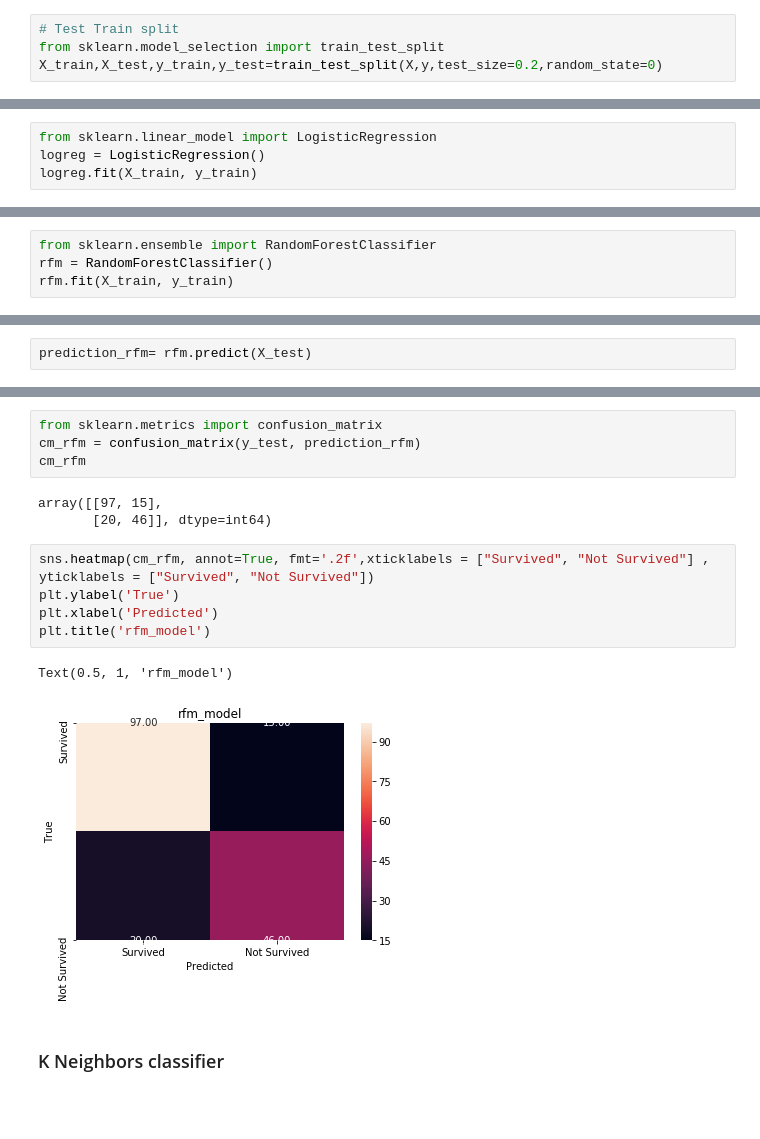
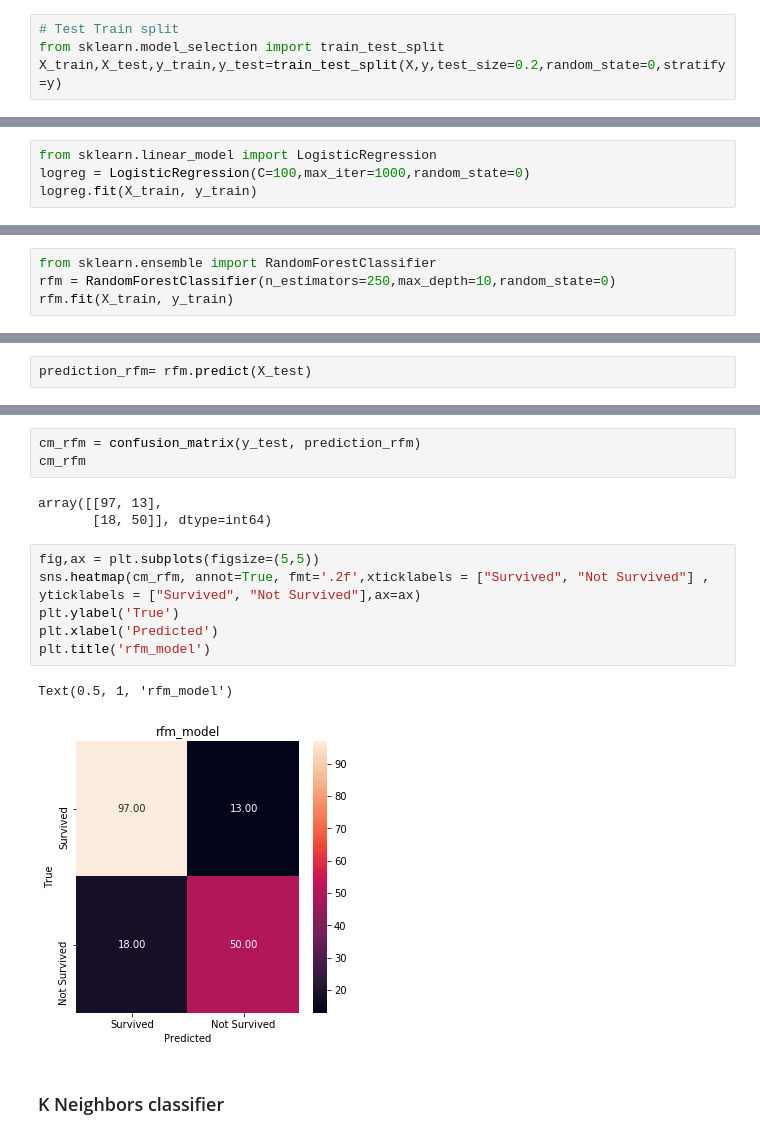
Before and after one commit to ksp2000/titanic_death_prediction, a Jupyter notebook: titanic.ipynb, the cells around one changed output, grey strips where cells are left out. Cells and saved outputs as stored; diff of their text form; blank space fills up the shorter version.

```diff
--- a/titanic.ipynb
+++ b/titanic.ipynb
@@ -335,7 +347,7 @@ array([[ 0.73543835, -0.58398958,  0.42917961, ...,  0.        ,
 # %%
 # Test Train split
 from sklearn.model_selection import train_test_split
-X_train,X_test,y_train,y_test=train_test_split(X,y,test_size=0.2,random_state=0)
+X_train,X_test,y_train,y_test=train_test_split(X,y,test_size=0.2,random_state=0,stratify=y)
 # %% [markdown]
 ## Preparing Test dataset
 # %%
@@ -448,6 +460,6 @@ test = sc_X.fit_transform(test)
 ### Logistic regression
 # %%
 from sklearn.linear_model import LogisticRegression
-logreg = LogisticRegression()
+logreg = LogisticRegression(C=100,max_iter=1000,random_state=0)
 logreg.fit(X_train, y_train)
 # %% [output]
@@ -496,6 +540,6 @@ Text(0.5, 1, 'log_model')
 ### Random forest
 # %%
 from sklearn.ensemble import RandomForestClassifier
-rfm = RandomForestClassifier()
+rfm = RandomForestClassifier(n_estimators=250,max_depth=10,random_state=0)
 rfm.fit(X_train, y_train)
 # %% [output]
@@ -527,18 +601,18 @@ prediction_rfm= rfm.predict(X_test)
 # %%
-from sklearn.metrics import confusion_matrix
 cm_rfm = confusion_matrix(y_test, prediction_rfm)
 cm_rfm
 # %% [output]
-array([[97, 15],
-       [20, 46]], dtype=int64)
+array([[97, 13],
+       [18, 50]], dtype=int64)
 # %%
-sns.heatmap(cm_rfm, annot=True, fmt='.2f',xticklabels = ["Survived", "Not Survived"] , yticklabels = ["Survived", "Not Survived"])
+fig,ax = plt.subplots(figsize=(5,5))
+sns.heatmap(cm_rfm, annot=True, fmt='.2f',xticklabels = ["Survived", "Not Survived"] , yticklabels = ["Survived", "Not Survived"],ax=ax)
 plt.ylabel('True')
 plt.xlabel('Predicted')
 plt.title('rfm_model')
 # %% [output]
 Text(0.5, 1, 'rfm_model')
-[figure, old version]
+[figure, new version]
 # %% [markdown]
 ### K Neighbors classifier
 # %%
```
Also changed, not shown: parts of 67 cells of this notebook, 2 other files.
